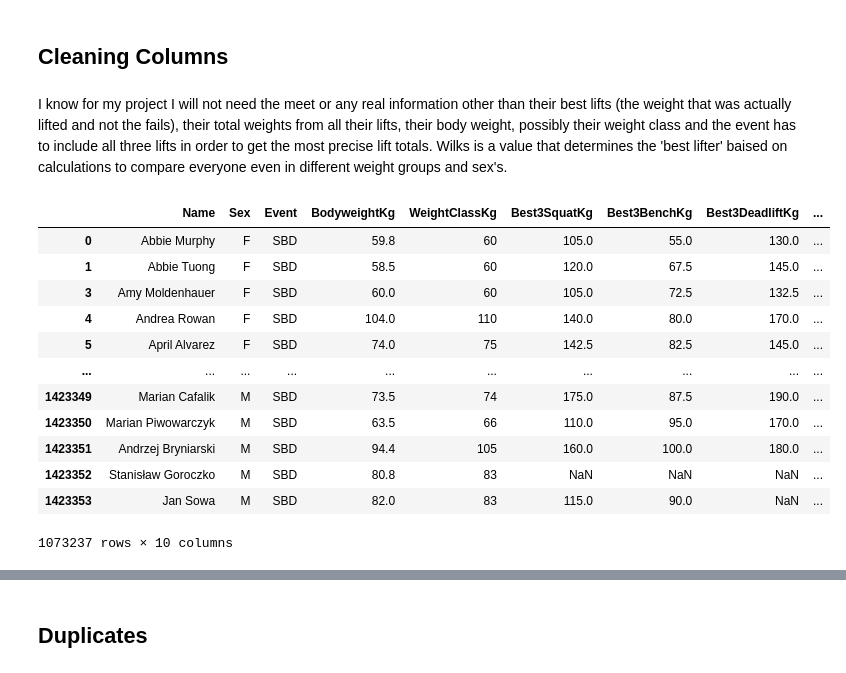
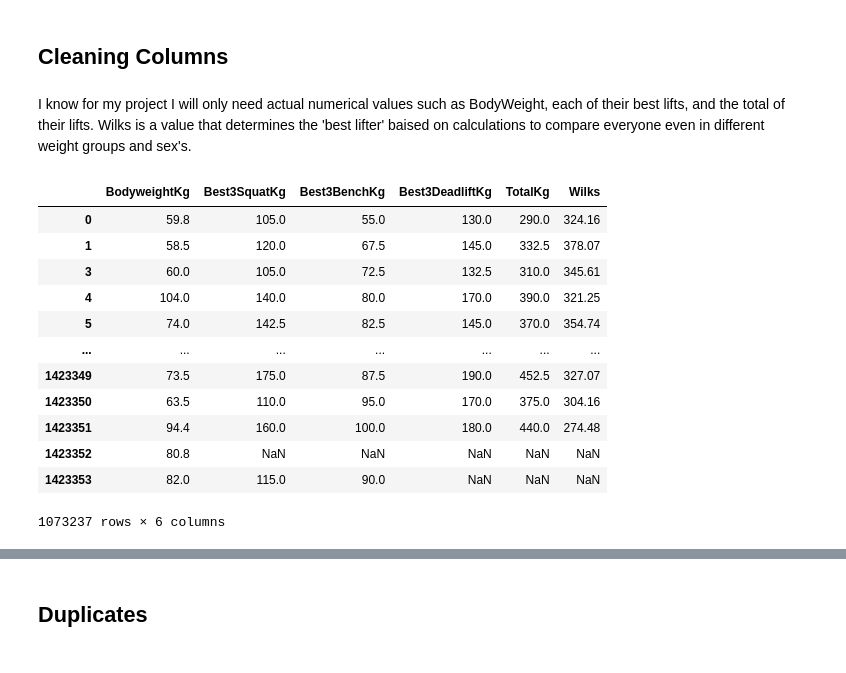
Before and after one commit to IT4063c-Spring23/final-project-3DSatterley, a Jupyter notebook: source.ipynb, the cells around one changed output, grey strips where cells are left out. Drawn from its saved outputs; the diff is of its cells as text; code cells hidden in the pictures.

```diff
--- a/source.ipynb
+++ b/source.ipynb
@@ -164,22 +216,22 @@ sns.heatmap(final_df_corr)
 # %% [markdown]
 ## Cleaning Columns
 # %% [markdown]
-I know for my project I will not need the meet or any real information other than their best lifts (the weight that was actually lifted and not the fails), their total weights from all their lifts, their body weight, possibly their weight class and the event has to include all three lifts in order to get the most precise lift totals. Wilks is a value that determines the 'best lifter' baised on calculations to compare everyone even in different weight groups and sex's.
+I know for my project I will only need actual numerical values such as BodyWeight, each of their best lifts, and the total of their lifts. Wilks is a value that determines the 'best lifter' baised on calculations to compare everyone even in different weight groups and sex's.
 # %%
-final_df = final_df[['Name','Sex','Event','BodyweightKg','WeightClassKg','Best3SquatKg', 'Best3BenchKg', 'Best3DeadliftKg', 'TotalKg', 'Wilks']]
 final_df = final_df[final_df['Event'] == 'SBD']
+final_df = final_df[['BodyweightKg','Best3SquatKg', 'Best3BenchKg', 'Best3DeadliftKg', 'TotalKg', 'Wilks']]
 final_df
 # %% [output]
-|  | Name | Sex | Event | BodyweightKg | WeightClassKg | Best3SquatKg | Best3BenchKg | Best3DeadliftKg | ... |
-| 0 | Abbie Murphy | F | SBD | 59.8 | 60 | 105.0 | 55.0 | 130.0 | ... |
-| 1 | Abbie Tuong | F | SBD | 58.5 | 60 | 120.0 | 67.5 | 145.0 | ... |
-| 3 | Amy Moldenhauer | F | SBD | 60.0 | 60 | 105.0 | 72.5 | 132.5 | ... |
-| 4 | Andrea Rowan | F | SBD | 104.0 | 110 | 140.0 | 80.0 | 170.0 | ... |
-| 5 | April Alvarez | F | SBD | 74.0 | 75 | 142.5 | 82.5 | 145.0 | ... |
-| ... | ... | ... | ... | ... | ... | ... | ... | ... | ... |
-| 1423349 | Marian Cafalik | M | SBD | 73.5 | 74 | 175.0 | 87.5 | 190.0 | ... |
-| 1423350 | Marian Piwowarczyk | M | SBD | 63.5 | 66 | 110.0 | 95.0 | 170.0 | ... |
-| 1423351 | Andrzej Bryniarski | M | SBD | 94.4 | 105 | 160.0 | 100.0 | 180.0 | ... |
-| 1423352 | Stanisław Goroczko | M | SBD | 80.8 | 83 | NaN | NaN | NaN | ... |
-| 1423353 | Jan Sowa | M | SBD | 82.0 | 83 | 115.0 | 90.0 | NaN | ... |
+|  | BodyweightKg | Best3SquatKg | Best3BenchKg | Best3DeadliftKg | TotalKg | Wilks |
+| 0 | 59.8 | 105.0 | 55.0 | 130.0 | 290.0 | 324.16 |
+| 1 | 58.5 | 120.0 | 67.5 | 145.0 | 332.5 | 378.07 |
+| 3 | 60.0 | 105.0 | 72.5 | 132.5 | 310.0 | 345.61 |
+| 4 | 104.0 | 140.0 | 80.0 | 170.0 | 390.0 | 321.25 |
+| 5 | 74.0 | 142.5 | 82.5 | 145.0 | 370.0 | 354.74 |
+| ... | ... | ... | ... | ... | ... | ... |
+| 1423349 | 73.5 | 175.0 | 87.5 | 190.0 | 452.5 | 327.07 |
+| 1423350 | 63.5 | 110.0 | 95.0 | 170.0 | 375.0 | 304.16 |
+| 1423351 | 94.4 | 160.0 | 100.0 | 180.0 | 440.0 | 274.48 |
+| 1423352 | 80.8 | NaN | NaN | NaN | NaN | NaN |
+| 1423353 | 82.0 | 115.0 | 90.0 | NaN | NaN | NaN |
-1073237 rows × 10 columns
+1073237 rows × 6 columns
```
Also changed, not shown: parts of 36 cells of this notebook, 3 other files.
